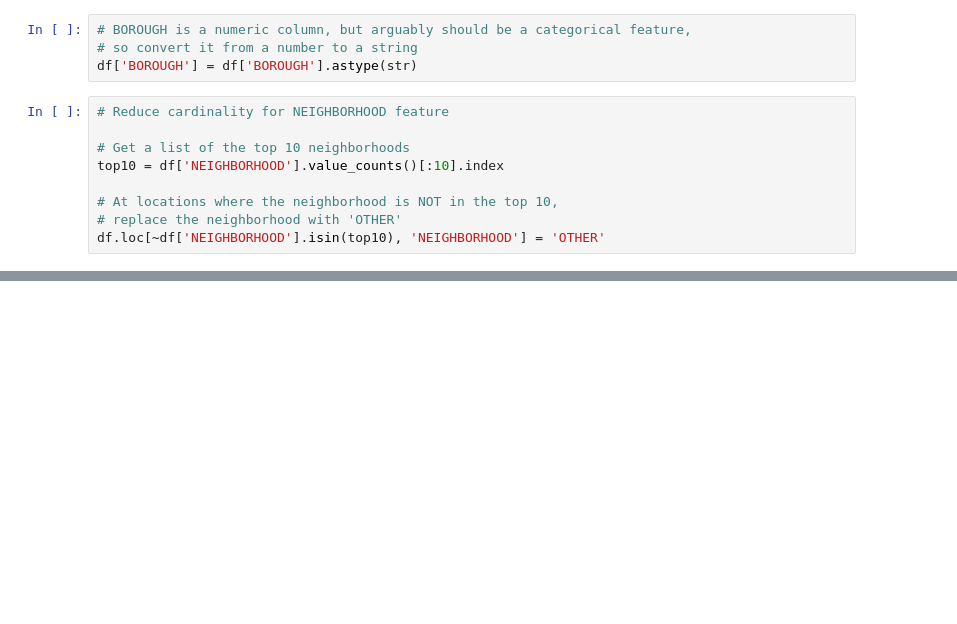
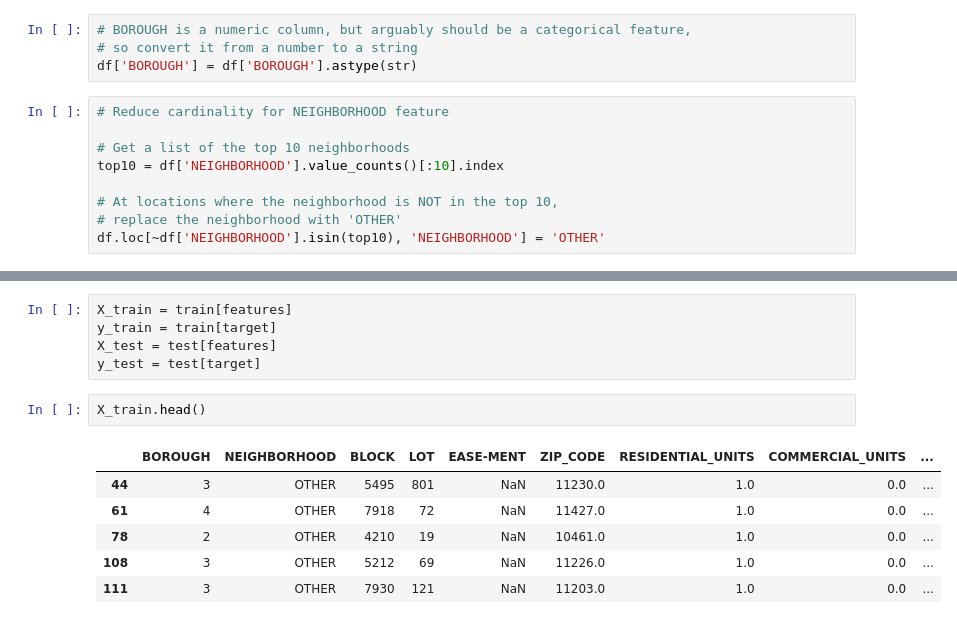
Before and after one commit to bloominstituteoftechnology/DS-Unit-2-Linear-Models, a Jupyter notebook: module3-ridge-regression/LS_DS_213_assignment.ipynb, the cells around one changed output, grey strips where cells are left out. Drawn from its saved outputs; the diff is of its cells as text; blank space fills up the shorter version.

```diff
--- a/module3-ridge-regression/LS_DS_213_assignment.ipynb
+++ b/module3-ridge-regression/LS_DS_213_assignment.ipynb
@@ -119,0 +144,14 @@ train = df_subset[df_subset['SALE_DATE'].dt.month != 4]
+# %%
+X_train = train[features]
+y_train = train[target]
+X_test = test[features]
+y_test = test[target]
+# %%
+X_train.head()
+# %% [output]
+|  | BOROUGH | NEIGHBORHOOD | BLOCK | LOT | EASE-MENT | ZIP_CODE | RESIDENTIAL_UNITS | COMMERCIAL_UNITS | ... |
+| 44 | 3 | OTHER | 5495 | 801 | NaN | 11230.0 | 1.0 | 0.0 | ... |
+| 61 | 4 | OTHER | 7918 | 72 | NaN | 11427.0 | 1.0 | 0.0 | ... |
+| 78 | 2 | OTHER | 4210 | 19 | NaN | 10461.0 | 1.0 | 0.0 | ... |
+| 108 | 3 | OTHER | 5212 | 69 | NaN | 11226.0 | 1.0 | 0.0 | ... |
+| 111 | 3 | OTHER | 7930 | 121 | NaN | 11203.0 | 1.0 | 0.0 | ... |
```
Also changed, not shown: parts of 7 cells of this notebook.
